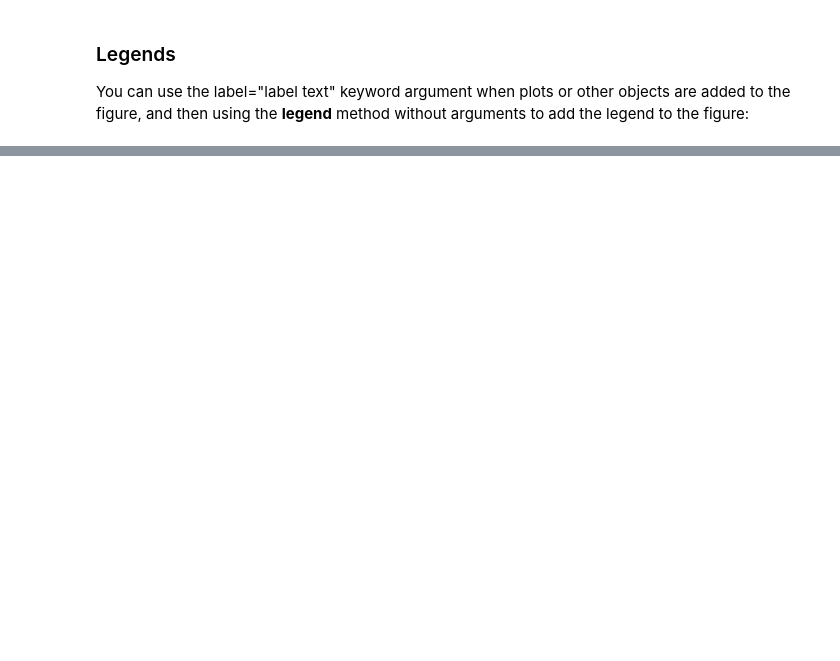
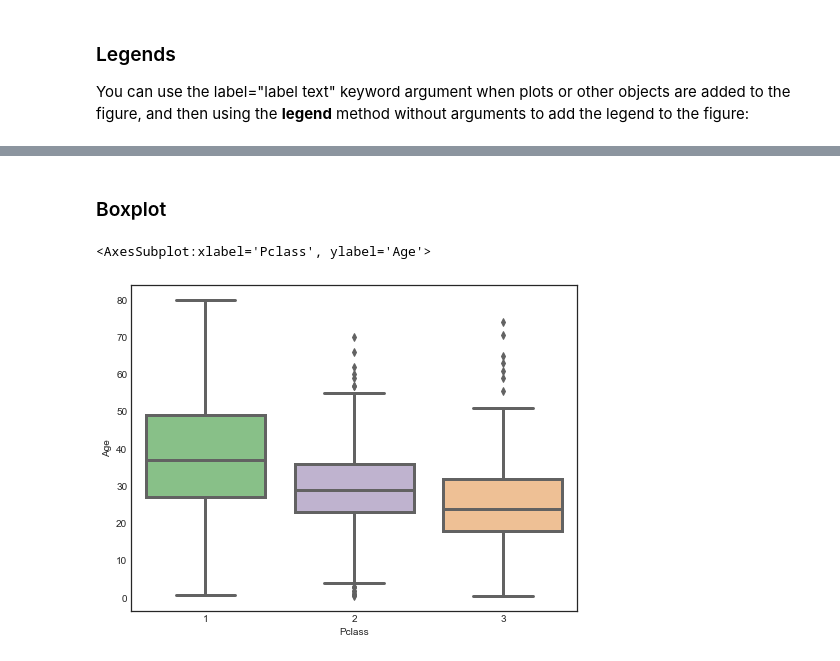
Before and after one commit to carlonicolo/linear-algebra-python-specialization, a Jupyter notebook: 1-intro-linear-algebra-python/Doing more with graphs in Python.ipynb, the cells around one changed output, grey strips where cells are left out. Saved outputs shown, nothing was run; the diff lists cells and outputs as text; code cells hidden in the pictures; blank space fills up the shorter version.

```diff
--- a/1-intro-linear-algebra-python/Doing more with graphs in Python.ipynb
+++ b/1-intro-linear-algebra-python/Doing more with graphs in Python.ipynb
@@ -149,0 +188,8 @@ fig
+# %% [markdown]
+### Boxplot
+# %%
+plt.figure(figsize=(8,6))
+sns.boxplot(x='Pclass',y='Age', data=titanic_df, palette='Accent', linewidth=3)
+# %% [output]
+<AxesSubplot:xlabel='Pclass', ylabel='Age'>
+[figure, added]
```
Also changed, not shown: parts of 17 cells of this notebook, 1 other file.
